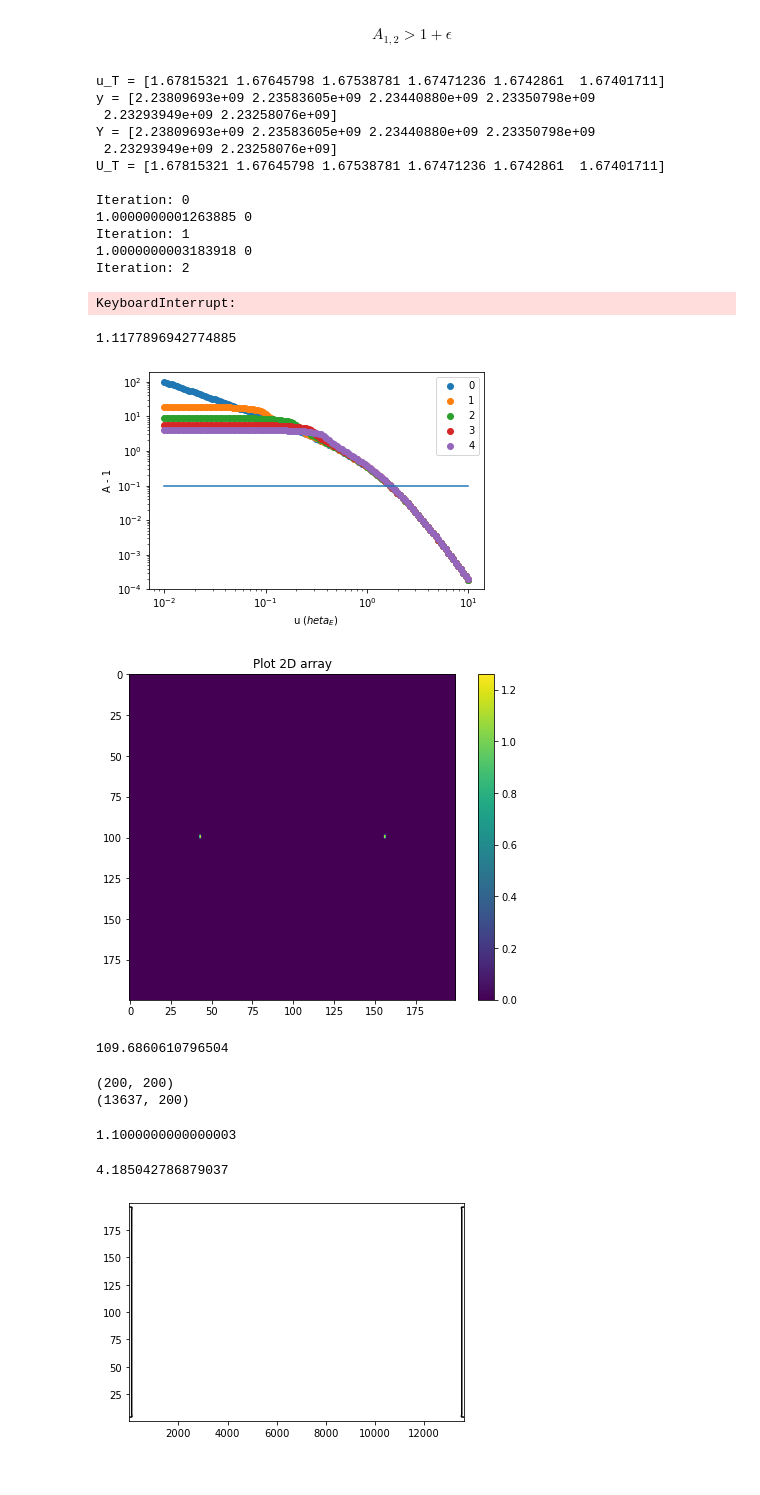
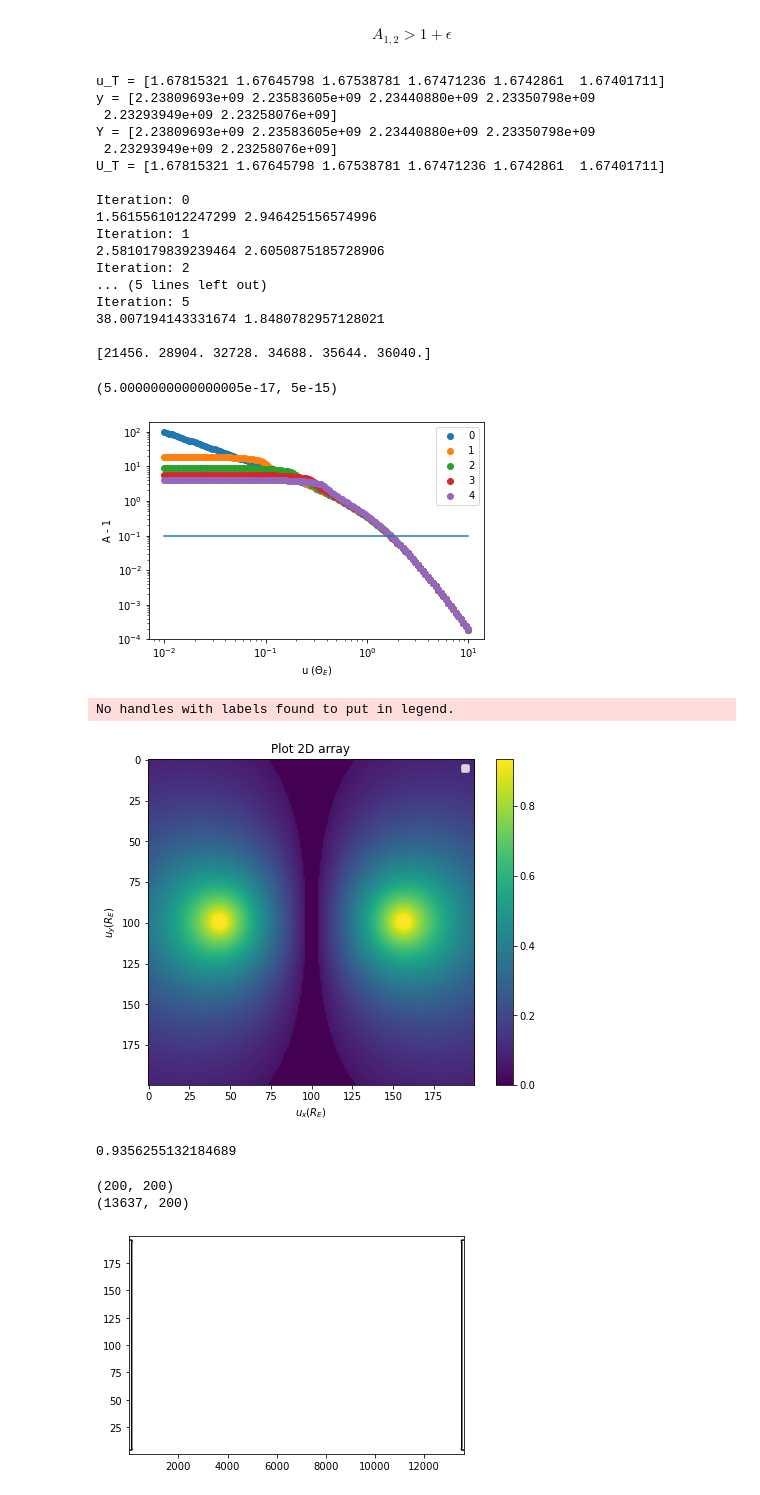
Before and after one commit to avalluvan/Gravitational-Microlensing, a Jupyter notebook: Documentation/Task 3/GRB_Lensing_Parallax_2.ipynb, the cells around one changed output. Saved outputs shown, nothing was run; the diff lists cells and outputs as text; code cells hidden in the pictures.

```diff
--- a/Documentation/Task 3/GRB_Lensing_Parallax_2.ipynb
+++ b/Documentation/Task 3/GRB_Lensing_Parallax_2.ipynb
@@ -249,7 +249,7 @@ num_masses = 6
 M = np.logspace(-12,-11,num_masses)
 D = 1
 theta_E = np.zeros(num_masses)
-Delta_r = AU/Gpc
+Delta_r = L2_point(AU/Gpc,1,M_earth)/2
 
 z_S = 2
 DS = z_S*c/(H_0*1e3)    # THIS IS WRONG
@@ -302,7 +302,7 @@ print('U_T =',U_T)
 print(' ')
 
 max_A = 0
-min_u = 0
+max_u = 0
 
 for k in range(num_masses):
 
@@ -336,13 +336,13 @@ for k in range(num_masses):
 
             if max_A < max(A1,A2):
                 max_A = max(A1,A2)
-            if min_u > min(u1,u2):
-                min_u = min(u1,u2)+1e-15
+            if max_u < max(u1,u2):
+                max_u = max(u1,u2)+1e-15
 
             if A1 > (1 + epsilon) or A2 > (1 + epsilon):
                 if np.abs(A1 - A2)/(A1 + A2) > epsilon / 2:
                     count[k]+=1
-                    arr_lens_plane_pos[k,i,j]=max(A1,A2)
+                    arr_lens_plane_pos[k,i,j]=np.abs(A1 - A2)/(A1 + A2)
 
         '''for i in range(int(num_sides*4/5),num_sides):
 
@@ -366,9 +366,9 @@ for k in range(num_masses):
                     count[k]+=1
                     arr_lens_plane_pos[k,i,j]=max(A1,A2)'''
 
-    print(max_A,min_u)
+    print(max_A,max_u)
     max_A = 0
-    min_u = 0
+    max_u = 0
 
 print(' ')
 print(count)
@@ -381,15 +381,19 @@ Y = [2.23809693e+09 2.23583605e+09 2.23440880e+09 2.23350798e+09
 U_T = [1.67815321 1.67645798 1.67538781 1.67471236 1.6742861  1.67401711]
 
 Iteration: 0
-1.0000000001263885 0
+1.5615561012247299 2.946425156574996
 Iteration: 1
-1.0000000003183918 0
+2.5810179839239464 2.6050875185728906
 Iteration: 2
+... (5 lines left out)
+Iteration: 5
+38.007194143331674 1.8480782957128021
+
+[21456. 28904. 32728. 34688. 35644. 36040.]
-KeyboardInterrupt:
 # %%
-calc_finite(u_T[5]-0.1)
+L2_point(AU,1,M_earth)/Gpc,AU/Gpc
 # %% [output]
-1.1177896942774885
+(5.0000000000000005e-17, 5e-15)
 # %%
 def tmp_func(delta, u):
     A = 0
@@ -418,28 +422,32 @@ for j in range(5):
 
     plt.xscale('log')
     plt.yscale('log')
-    plt.xlabel('u $(\theta_E)$')
+    plt.xlabel('u $(\Theta_E)$')
     plt.ylabel('A - 1')
     plt.scatter(tmp_u,tmp_A -1,label=str(j))
     plt.legend()
 # %% [output]
-[figure, old version]
+[figure, new version]
 # %%
 # Creates PIL image
 img = Image.fromarray(np.uint8(np.transpose(arr_lens_plane_pos[10]) * 255) , 'L')
 img.show()
 # %%
 fig = plt.figure(figsize=(8,6))
-plt.imshow(np.transpose(arr_lens_plane_pos[10]))
+plt.imshow(np.transpose(arr_lens_plane_pos[5]),label="1 unit = 0.1$R_E$")
 plt.title("Plot 2D array")
+plt.xlabel('$u_x(R_E)$')
+plt.ylabel("$u_y(R_E)$")
 plt.colorbar()
+plt.legend()
 plt.show()
 # %% [output]
+No handles with labels found to put in legend.
-[figure, old version]
+[figure, new version]
 # %%
-np.max(arr_lens_plane_pos[10])
+np.max(arr_lens_plane_pos[5])
 # %% [output]
-109.6860610796504
+0.9356255132184689
 # %%
 # To save images of lens plane detectable dark matter positions
 
@@ -466,14 +474,6 @@ if option_image == 1:
 # %% [output]
 (200, 200)
 (13637, 200)
-# %%
-finite_source_size_effect(r_S,D,theta_E[20],u_T[20])
-# %% [output]
-1.1000000000000003
-# %%
-100*pixel_length_y[20]/Gpc/theta_E[20]
-# %% [output]
-4.185042786879037
 # %%
 # To save contours of lens plane position of detectable dark matter
 
```
Also changed, not shown: parts of 2 cells of this notebook.
